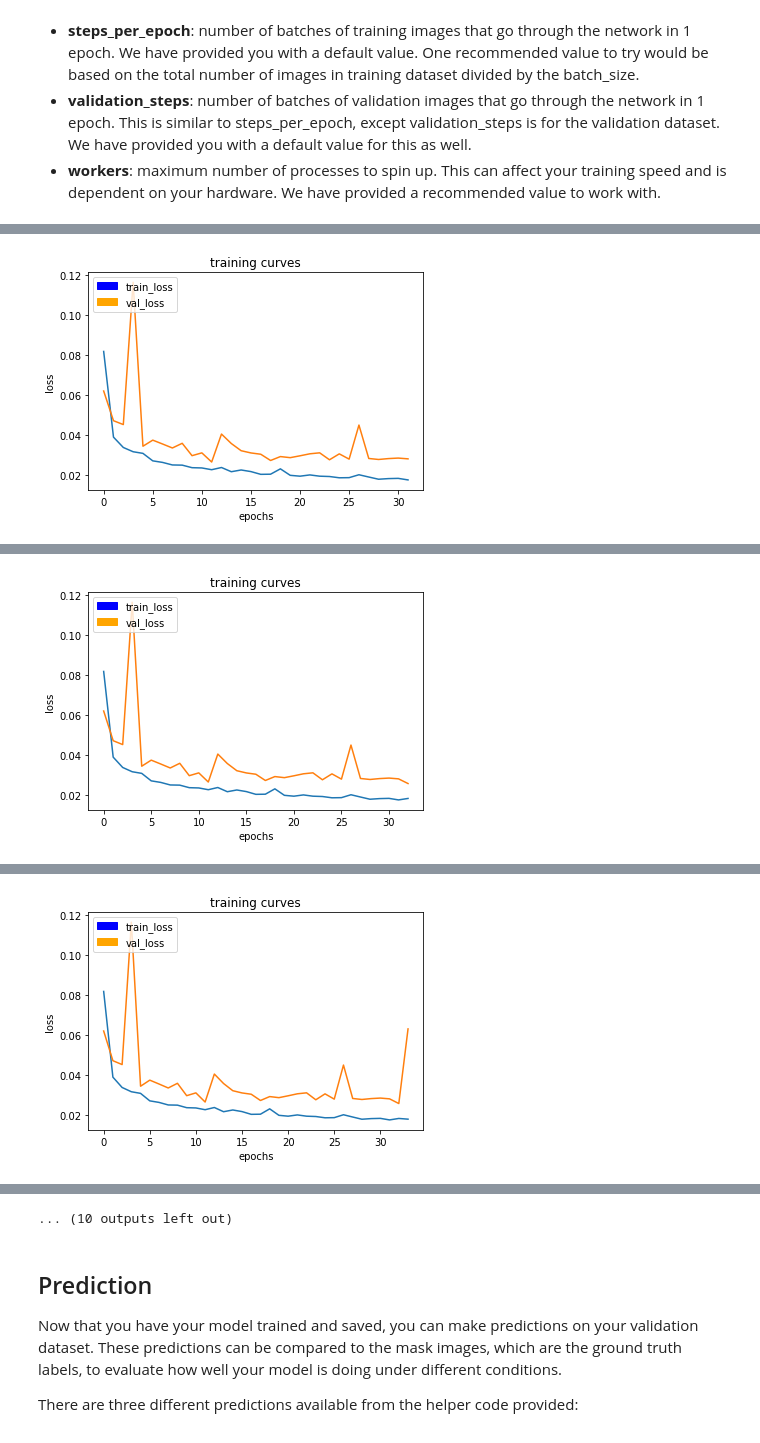
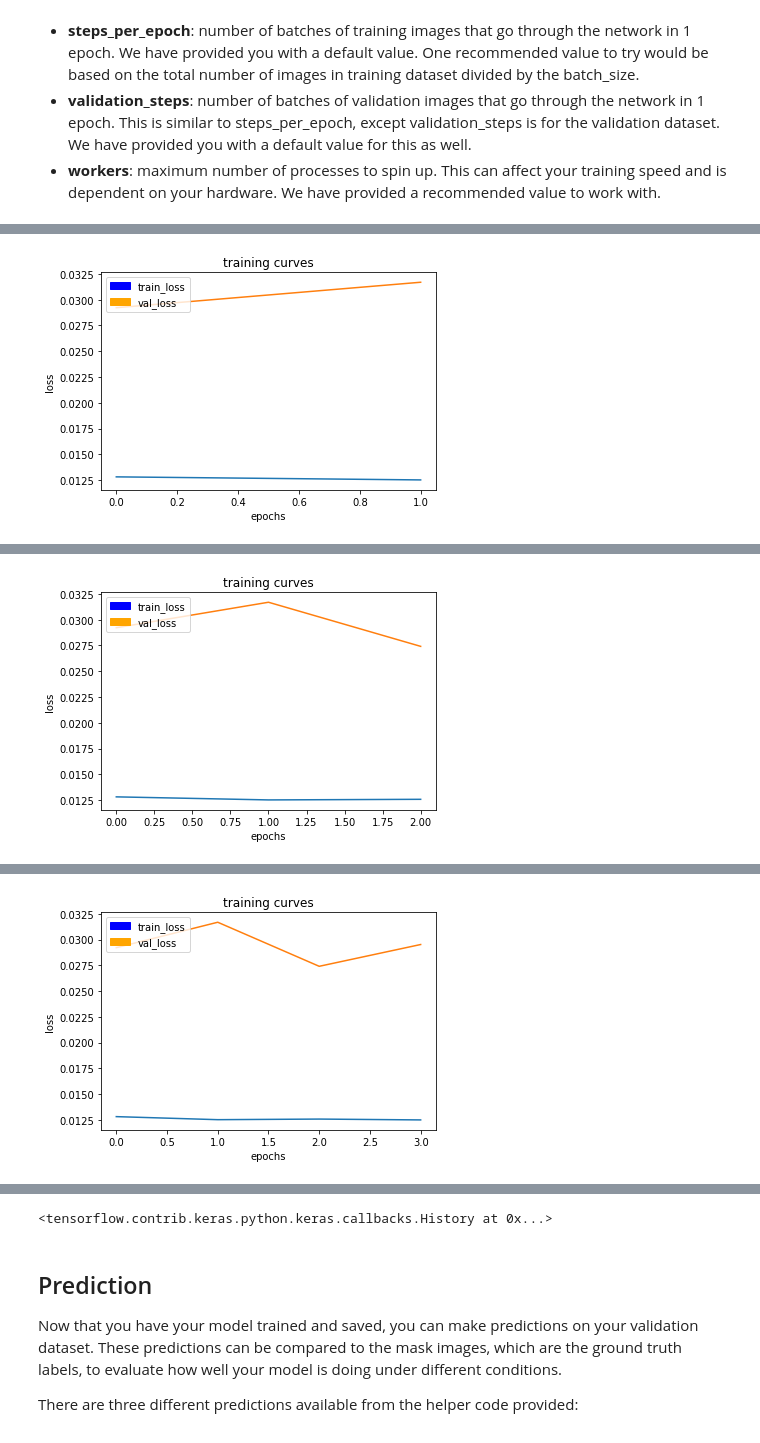
Before and after one commit to jfjensen/RoboND-DeepLearning-Project, a Jupyter notebook: code/model_training.ipynb, the cells around one changed output, grey strips where cells are left out. Cells and saved outputs as stored; diff of their text form; code cells hidden in the pictures.

```diff
--- a/code/model_training.ipynb
+++ b/code/model_training.ipynb
@@ -174,9 +174,9 @@ Define and tune your hyperparameters.
 - **validation_steps**: number of batches of validation images that go through the network in 1 epoch. This is similar to steps_per_epoch, except validation_steps is for the validation dataset. We have provided you with a default value for this as well.
 - **workers**: maximum number of processes to spin up. This can affect your training speed and is dependent on your hardware. We have provided a recommended value to work with.
 # %%
-learning_rate = 0.005
+learning_rate = 0.001
 batch_size = 64
-num_epochs = 10
+num_epochs = 5
 steps_per_epoch = 500
 validation_steps = 50
 workers = 2
@@ -186,21 +186,26 @@ DON'T MODIFY ANYTHING IN THIS CELL THAT IS BELOW THIS LINE
 """
 # Define the Keras model and compile it for training
 # model = models.Model(inputs=inputs, outputs=output_layer)
+weight_file_name = 'model_weights_II_04'
+model_tools.load_network(weight_file_name)
 
 # model.compile(optimizer=keras.optimizers.Adam(learning_rate), loss='categorical_crossentropy')
+model.compile(optimizer=keras.optimizers.Nadam(learning_rate), loss='categorical_crossentropy')
 
 # Data iterators for loading the training and validation data
-# train_iter = data_iterator.BatchIteratorSimple(batch_size=batch_size,
-#                                                data_folder=os.path.join('..', 'data', 'train'),
-#                                                image_shape=image_shape,
-#                                                shift_aug=True)
+train_iter = data_iterator.BatchIteratorSimple(batch_size=batch_size,
+                                               data_folder=os.path.join('..', 'data', 'train'),
+                                               image_shape=image_shape,
+                                               shift_aug=True)
 
-# val_iter = data_iterator.BatchIteratorSimple(batch_size=batch_size,
-#                                              data_folder=os.path.join('..', 'data', 'validation'),
-#                                              image_shape=image_shape)
+val_iter = data_iterator.BatchIteratorSimple(batch_size=batch_size,
+                                             data_folder=os.path.join('..', 'data', 'validation'),
+                                             image_shape=image_shape)
 
-# logger_cb = plotting_tools.LoggerPlotter()
-# callbacks = [logger_cb]
+logger_cb = plotting_tools.LoggerPlotter()
+callbacks = [logger_cb]
+
+model.summary()
 
 model.fit_generator(train_iter,
                     steps_per_epoch = steps_per_epoch, # the number of batches per epoch,
@@ -217 +238 @@ Epoch 2/10
-[figure, old version]
+[figure, new version]
@@ -220 +241 @@ Epoch 3/10
-[figure, old version]
+[figure, new version]
@@ -223 +244 @@ Epoch 4/10
-[figure, old version]
+[figure, new version]
@@ -230,3 +249,3 @@ Epoch 6/10
-... (10 outputs left out)
+<tensorflow.contrib.keras.python.keras.callbacks.History at 0x...>
 # %%
 # Save your trained model weights
```
Also changed, not shown: parts of 14 cells of this notebook.
